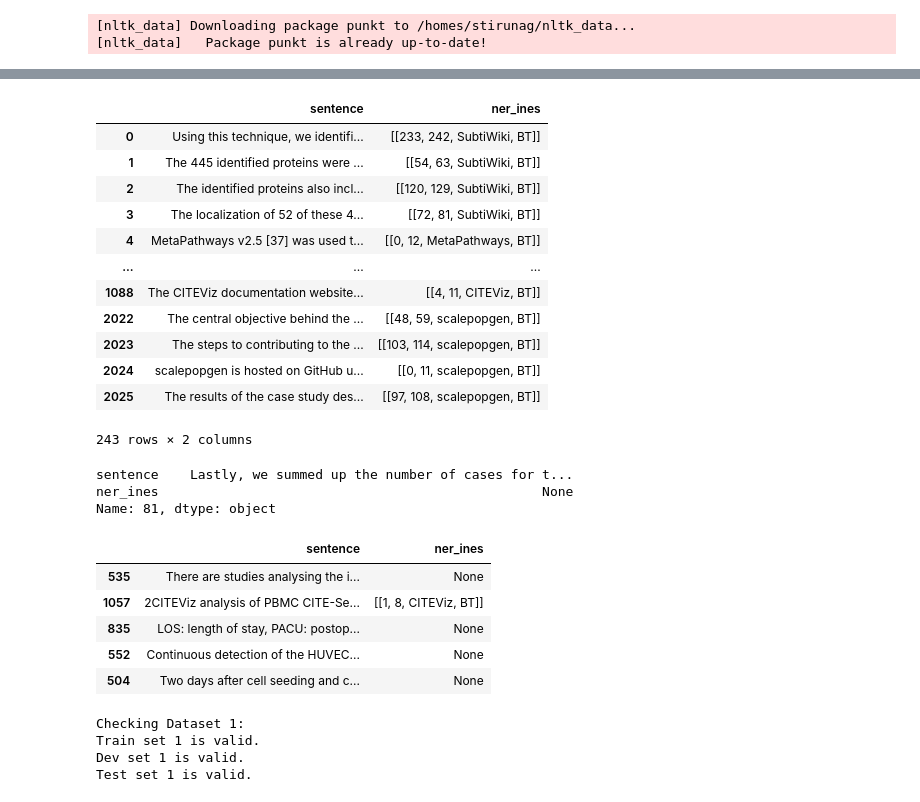
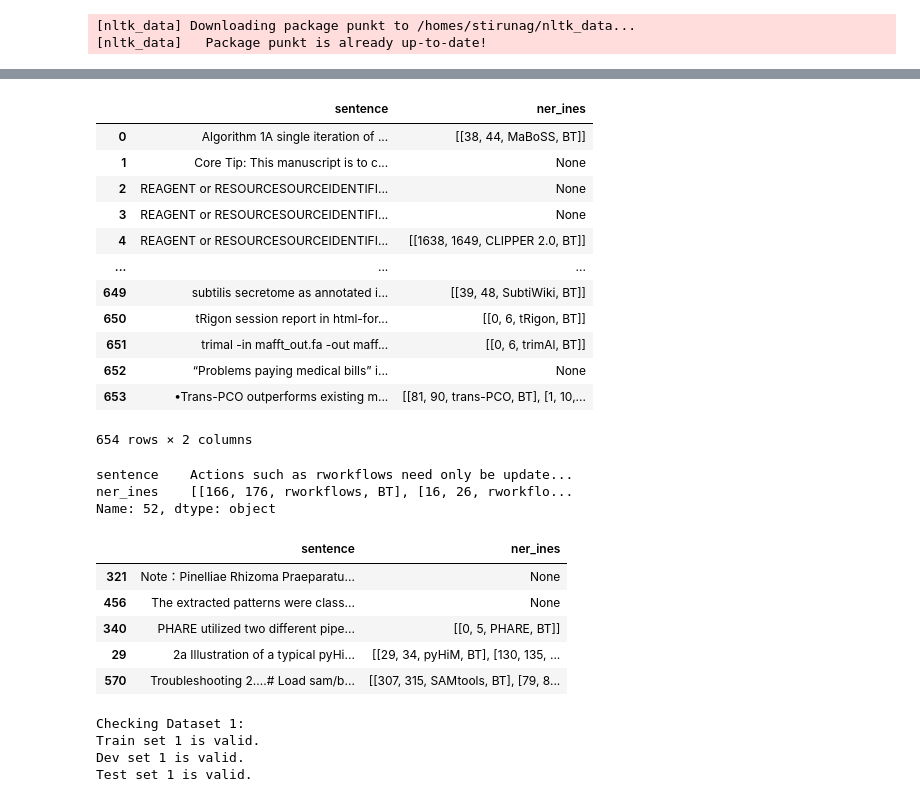
Before and after one commit to bio-tools/biohackathon2024, a Jupyter notebook: ml_training/01_data_preprocessing.ipynb, the cells around one changed output, grey strips where cells are left out. Cells and saved outputs as stored; diff of their text form; code cells hidden in the pictures.

Commit message:
ml-training

```diff
--- a/ml_training/01_data_preprocessing.ipynb
+++ b/ml_training/01_data_preprocessing.ipynb
@@ -20,10 +16,10 @@ import ml_tools
 # %%
 import pandas as pd
 
-sheet_url = 'https://docs.google.com/spreadsheets/d/13BnWa9_r-8aVkbWSnuInvyhI41_WEALMBfT9X3frekI/export?format=csv&gid=79076201'
-
+# sheet_url = 'https://docs.google.com/spreadsheets/d/13BnWa9_r-8aVkbWSnuInvyhI41_WEALMBfT9X3frekI/export?format=csv&gid=79076201'
+new_sheet_url =  'https://docs.google.com/spreadsheets/d/13BnWa9_r-8aVkbWSnuInvyhI41_WEALMBfT9X3frekI/export?format=csv&gid=425276317'
 # Read the sheet into a DataFrame
-df = pd.read_csv(sheet_url)
+df = pd.read_csv(new_sheet_url)
 
 # Optionally, convert 'TRUE' and 'FALSE' to boolean
 df['True?'] = df['True?'].apply(lambda x: True if x == 'TRUE' else (False if x == 'FALSE' else x))
@@ -115,0 +112,3 @@ transformed_df['ner_ines'].iloc[0]
+# %%
+# Group by 'sentence' and aggregate 'ner_ines'
+grouped_df = transformed_df.groupby('sentence')['ner_ines'].apply(lambda x: [i for i in x if i is not None]).reset_index()
@@ -116,37 +131,39 @@ transformed_df['ner_ines'].iloc[0]
 # %%
-transformed_df['ner_ines'] = transformed_df['ner_ines'].apply(lambda x: [[x[0], x[1], x[2], 'BT']] if x else None)
-transformed_df
+grouped_df['ner_ines'] = grouped_df['ner_ines'].apply(
+    lambda x: [[item[0], item[1], item[2], 'BT'] for item in x] if x else None
+)
+grouped_df
 # %% [output]
 |  | sentence | ner_ines |
-| 0 | Using this technique, we identifi... | [[233, 242, SubtiWiki, BT]] |
-| 1 | The 445 identified proteins were ... | [[54, 63, SubtiWiki, BT]] |
-| 2 | The identified proteins also incl... | [[120, 129, SubtiWiki, BT]] |
-| 3 | The localization of 52 of these 4... | [[72, 81, SubtiWiki, BT]] |
-| 4 | MetaPathways v2.5 [37] was used t... | [[0, 12, MetaPathways, BT]] |
+| 0 | Algorithm 1A single iteration of ... | [[38, 44, MaBoSS, BT]] |
+| 1 | Core Tip: This manuscript is to c... | None |
+| 2 | REAGENT or RESOURCESOURCEIDENTIFI... | None |
+| 3 | REAGENT or RESOURCESOURCEIDENTIFI... | None |
+| 4 | REAGENT or RESOURCESOURCEIDENTIFI... | [[1638, 1649, CLIPPER 2.0, BT]] |
 | ... | ... | ... |
-| 1088 | The CITEViz documentation website... | [[4, 11, CITEViz, BT]] |
-| 2022 | The central objective behind the ... | [[48, 59, scalepopgen, BT]] |
-| 2023 | The steps to contributing to the ... | [[103, 114, scalepopgen, BT]] |
-| 2024 | scalepopgen is hosted on GitHub u... | [[0, 11, scalepopgen, BT]] |
-| 2025 | The results of the case study des... | [[97, 108, scalepopgen, BT]] |
+| 649 | subtilis secretome as annotated i... | [[39, 48, SubtiWiki, BT]] |
+| 650 | tRigon session report in html-for... | [[0, 6, tRigon, BT]] |
+| 651 | trimal -in mafft_out.fa -out maff... | [[0, 6, trimAl, BT]] |
+| 652 | “Problems paying medical bills” i... | None |
+| 653 | •Trans-PCO outperforms existing m... | [[81, 90, trans-PCO, BT], [1, 10,... |
-243 rows × 2 columns
+654 rows × 2 columns
 # %%
-transformed_df.iloc[52]
+grouped_df.iloc[52]
 # %% [output]
-sentence    Lastly, we summed up the number of cases for t...
-ner_ines                                                 None
-Name: 81, dtype: object
+sentence    Actions such as rworkflows need only be update...
+ner_ines    [[166, 176, rworkflows, BT], [16, 26, rworkflo...
+Name: 52, dtype: object
 # %%
-train_df, test_df = train_test_split(transformed_df, test_size=0.2, random_state=42)
+train_df, test_df = train_test_split(grouped_df, test_size=0.2, random_state=42)
 
 train_df.head()
 # %% [output]
 |  | sentence | ner_ines |
-| 535 | There are studies analysing the i... | None |
-| 1057 | 2CITEViz analysis of PBMC CITE-Se... | [[1, 8, CITEViz, BT]] |
-| 835 | LOS: length of stay, PACU: postop... | None |
-| 552 | Continuous detection of the HUVEC... | None |
-| 504 | Two days after cell seeding and c... | None |
+| 321 | Note：Pinelliae Rhizoma Praeparatu... | None |
+| 456 | The extracted patterns were class... | None |
+| 340 | PHARE utilized two different pipe... | [[0, 5, PHARE, BT]] |
+| 29 | 2a Illustration of a typical pyHi... | [[29, 34, pyHiM, BT], [130, 135, ... |
+| 570 | Troubleshooting 2....# Load sam/b... | [[307, 315, SAMtools, BT], [79, 8... |
 # %%
 # Example usage:
 output_folder = '../data/IOB/'
```
Also changed, not shown: parts of 7 cells of this notebook, 4 other files.
